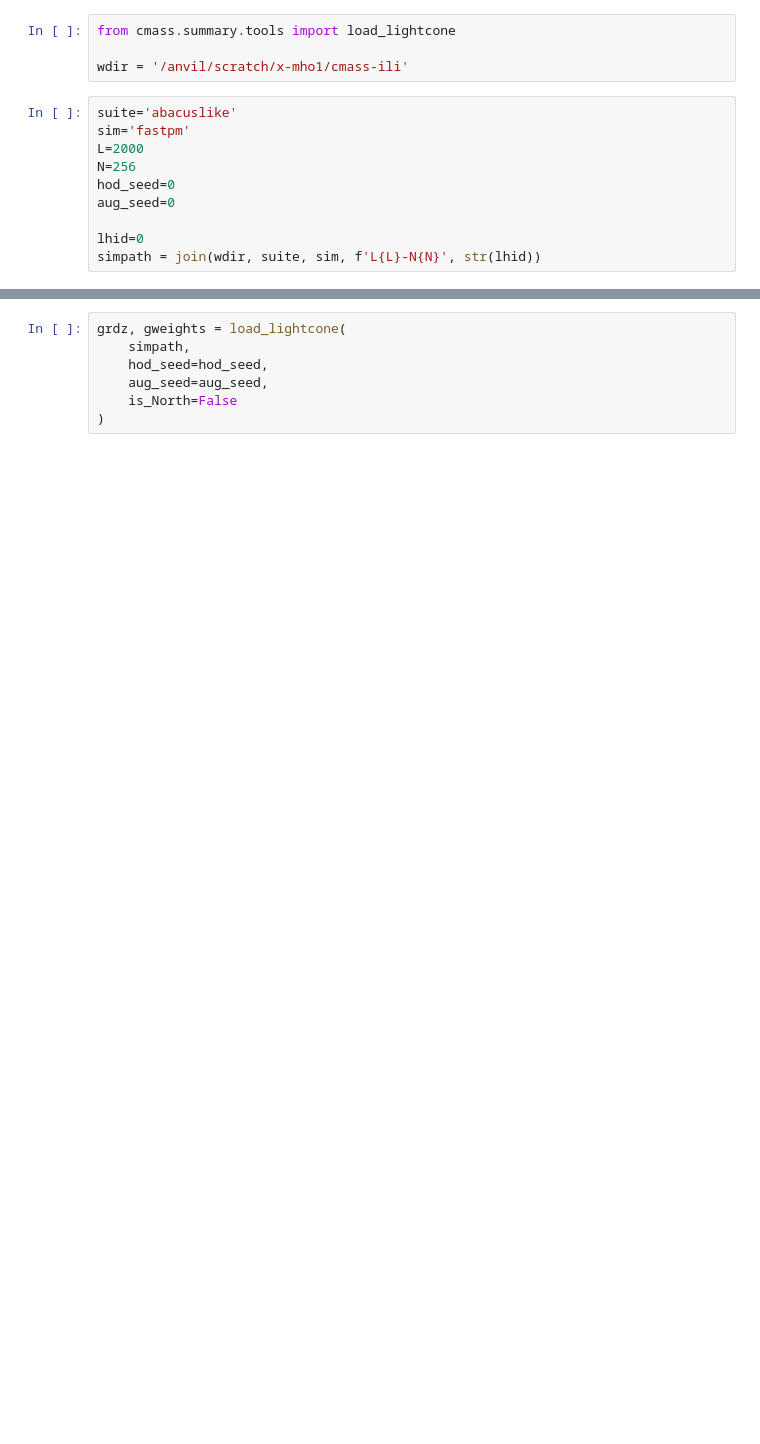
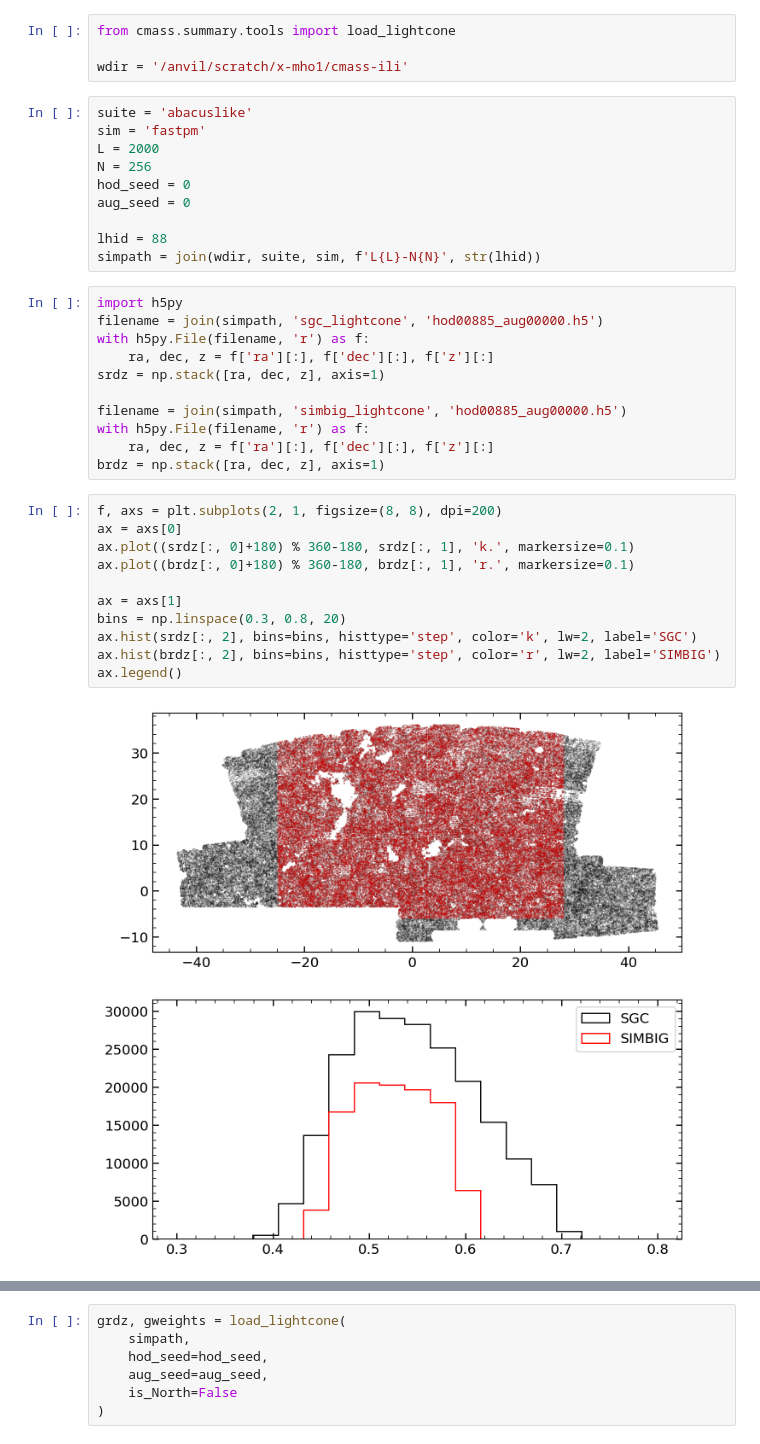
Before and after one commit to maho3/matts_tests, a Jupyter notebook: test_sgc.ipynb, the cells around one changed output, grey strips where cells are left out. Cells and saved outputs as stored; diff of their text form; blank space fills up the shorter version.

```diff
--- a/test_sgc.ipynb
+++ b/test_sgc.ipynb
@@ -17,12 +14,36 @@ from cmass.summary.tools import load_lightcone
 
 wdir = '/anvil/scratch/x-mho1/cmass-ili'
 # %%
-suite='abacuslike'
-sim='fastpm'
-L=2000
-N=256
-hod_seed=0
-aug_seed=0
+suite = 'abacuslike'
+sim = 'fastpm'
+L = 2000
+N = 256
+hod_seed = 0
+aug_seed = 0
 
-lhid=0
+lhid = 88
 simpath = join(wdir, suite, sim, f'L{L}-N{N}', str(lhid))
+# %%
+import h5py
+filename = join(simpath, 'sgc_lightcone', 'hod00885_aug00000.h5')
+with h5py.File(filename, 'r') as f:
+    ra, dec, z = f['ra'][:], f['dec'][:], f['z'][:]
+srdz = np.stack([ra, dec, z], axis=1)
+
+filename = join(simpath, 'simbig_lightcone', 'hod00885_aug00000.h5')
+with h5py.File(filename, 'r') as f:
+    ra, dec, z = f['ra'][:], f['dec'][:], f['z'][:]
+brdz = np.stack([ra, dec, z], axis=1)
+# %%
+f, axs = plt.subplots(2, 1, figsize=(8, 8), dpi=200)
+ax = axs[0]
+ax.plot((srdz[:, 0]+180) % 360-180, srdz[:, 1], 'k.', markersize=0.1)
+ax.plot((brdz[:, 0]+180) % 360-180, brdz[:, 1], 'r.', markersize=0.1)
+
+ax = axs[1]
+bins = np.linspace(0.3, 0.8, 20)
+ax.hist(srdz[:, 2], bins=bins, histtype='step', color='k', lw=2, label='SGC')
+ax.hist(brdz[:, 2], bins=bins, histtype='step', color='r', lw=2, label='SIMBIG')
+ax.legend()
+# %% [output]
+[figure, added]
```
Also changed, not shown: parts of 4 cells of this notebook, 5 other files.
